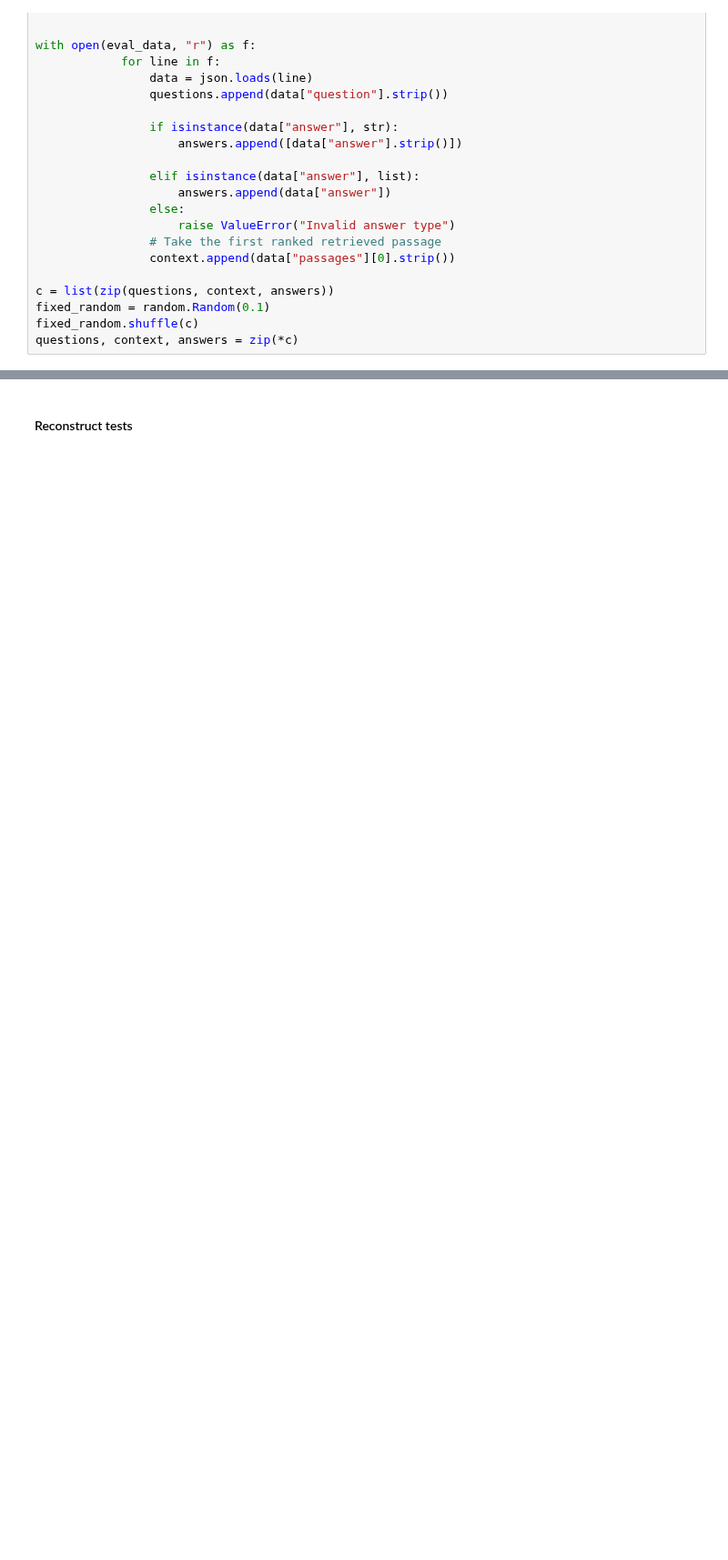
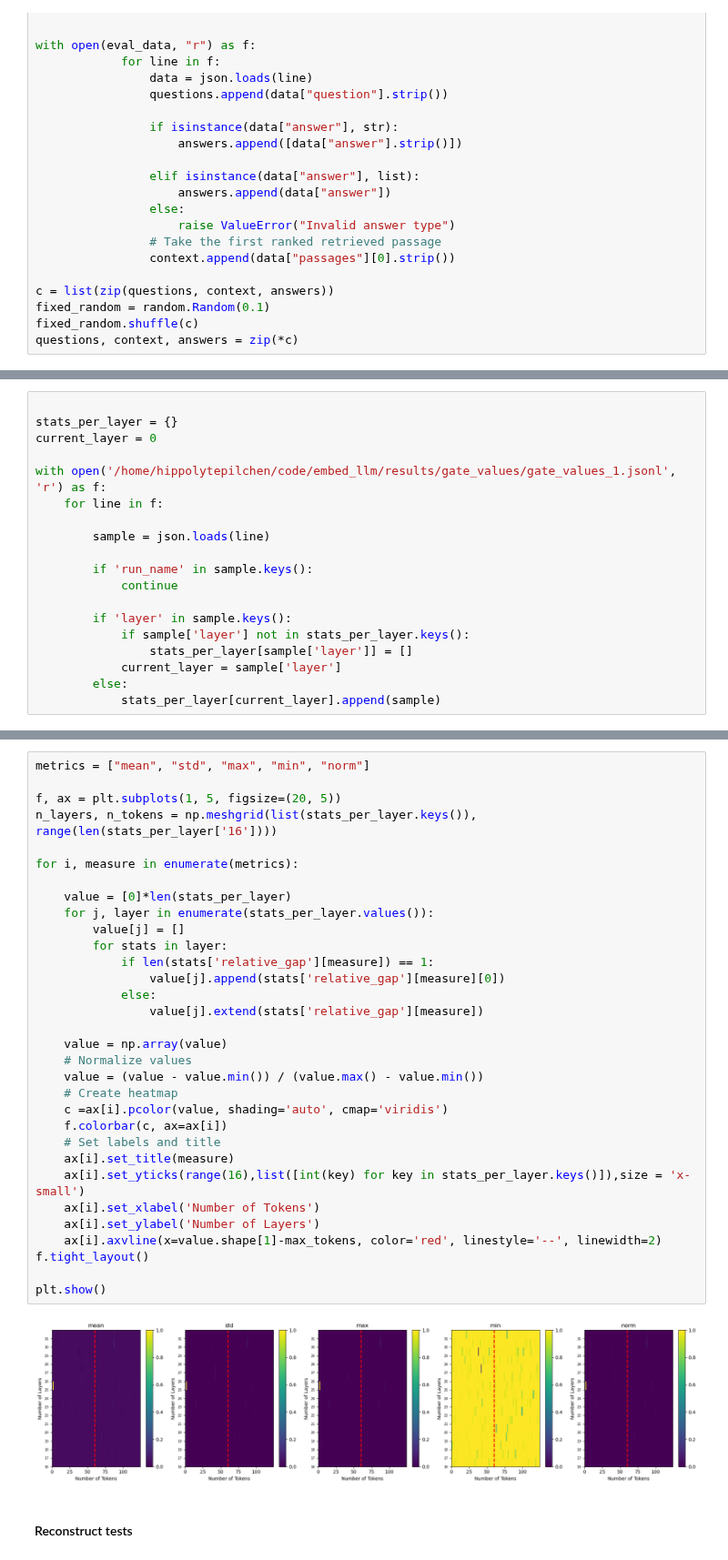
Before and after one commit to kyutai-labs/ARC-Encoder, a Jupyter notebook: test_generation.ipynb, the cells around one changed output, grey strips where cells are left out. Shown at 91% size. Saved outputs shown, nothing was run; the diff lists cells and outputs as text; blank space fills up the shorter version.

```diff
--- a/test_generation.ipynb
+++ b/test_generation.ipynb
@@ -257,0 +211,19 @@ Relative gap: MEAN -1.048024177551269
+# %%
+
+stats_per_layer = {}
+current_layer = 0
+
+with open('/home/hippolytepilchen/code/embed_llm/results/gate_values/gate_values_1.jsonl', 'r') as f:
+    for line in f:
+
+        sample = json.loads(line)
+
+        if 'run_name' in sample.keys():
+            continue
+
+        if 'layer' in sample.keys():
+            if sample['layer'] not in stats_per_layer.keys():
+                stats_per_layer[sample['layer']] = []
+            current_layer = sample['layer']
+        else:
+            stats_per_layer[current_layer].append(sample)
@@ -258,3 +235,37 @@ Relative gap: MEAN -1.048024177551269
+# %%
+metrics = ["mean", "std", "max", "min", "norm"]
+
+f, ax = plt.subplots(1, 5, figsize=(20, 5))
+n_layers, n_tokens = np.meshgrid(list(stats_per_layer.keys()), range(len(stats_per_layer['16'])))
+
+for i, measure in enumerate(metrics):
+
+    value = [0]*len(stats_per_layer)
+    for j, layer in enumerate(stats_per_layer.values()):
+        value[j] = []
+        for stats in layer:
+            if len(stats['relative_gap'][measure]) == 1:
+                value[j].append(stats['relative_gap'][measure][0])
+            else:
+                value[j].extend(stats['relative_gap'][measure])
+
+    value = np.array(value)
+    # Normalize values
+    value = (value - value.min()) / (value.max() - value.min())
+    # Create heatmap
+    c =ax[i].pcolor(value, shading='auto', cmap='viridis')
+    f.colorbar(c, ax=ax[i])
+    # Set labels and title
+    ax[i].set_title(measure)
+    ax[i].set_yticks(range(16),list([int(key) for key in stats_per_layer.keys()]),size = 'x-small')
+    ax[i].set_xlabel('Number of Tokens')
+    ax[i].set_ylabel('Number of Layers')
+    ax[i].axvline(x=value.shape[1]-max_tokens, color='red', linestyle='--', linewidth=2)
+f.tight_layout()
+
+plt.show()
+# %% [output]
+[figure, added]
 # %% [markdown]
 #### Reconstruct tests
 # %%
```
Also changed, not shown: parts of 7 cells of this notebook, 14 other files.
